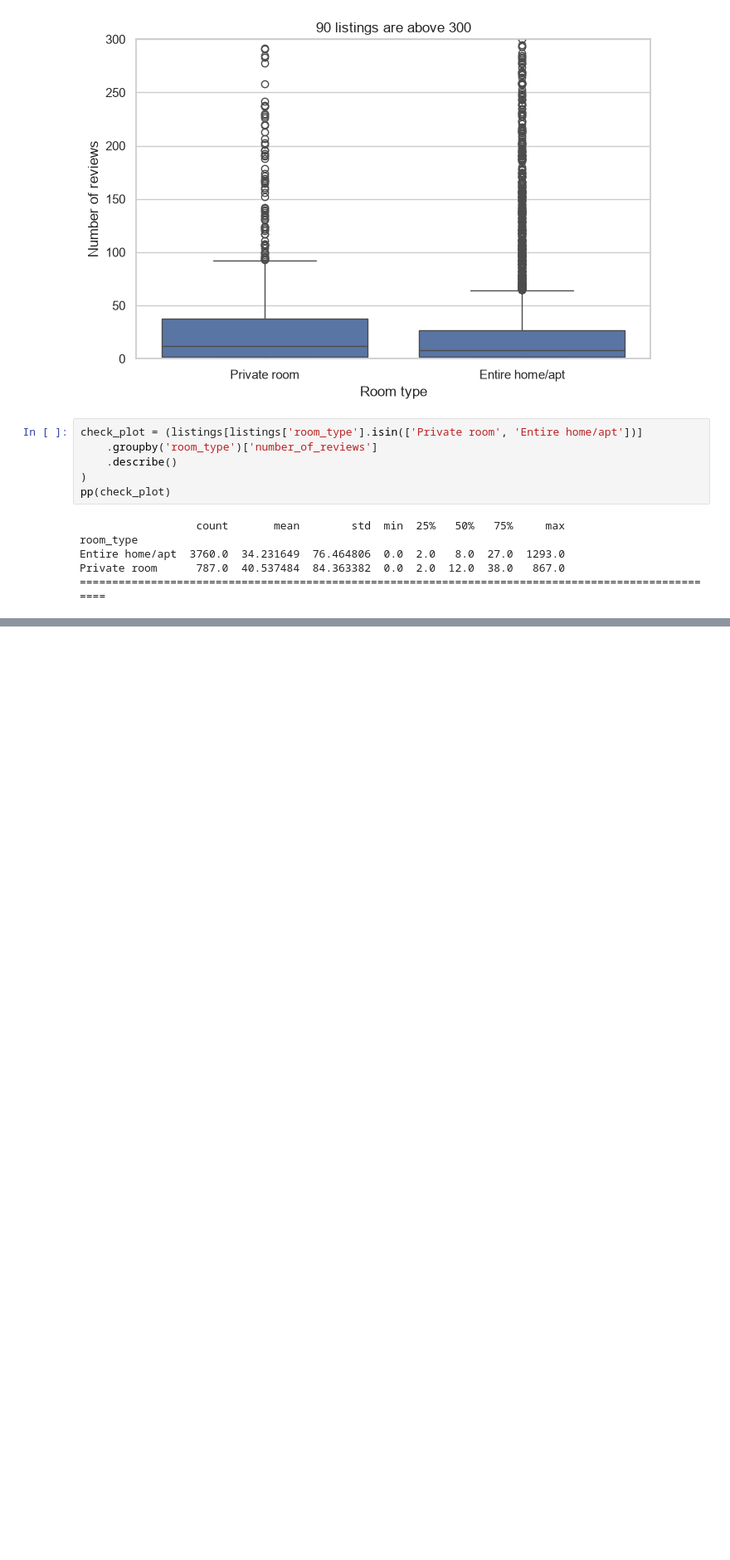
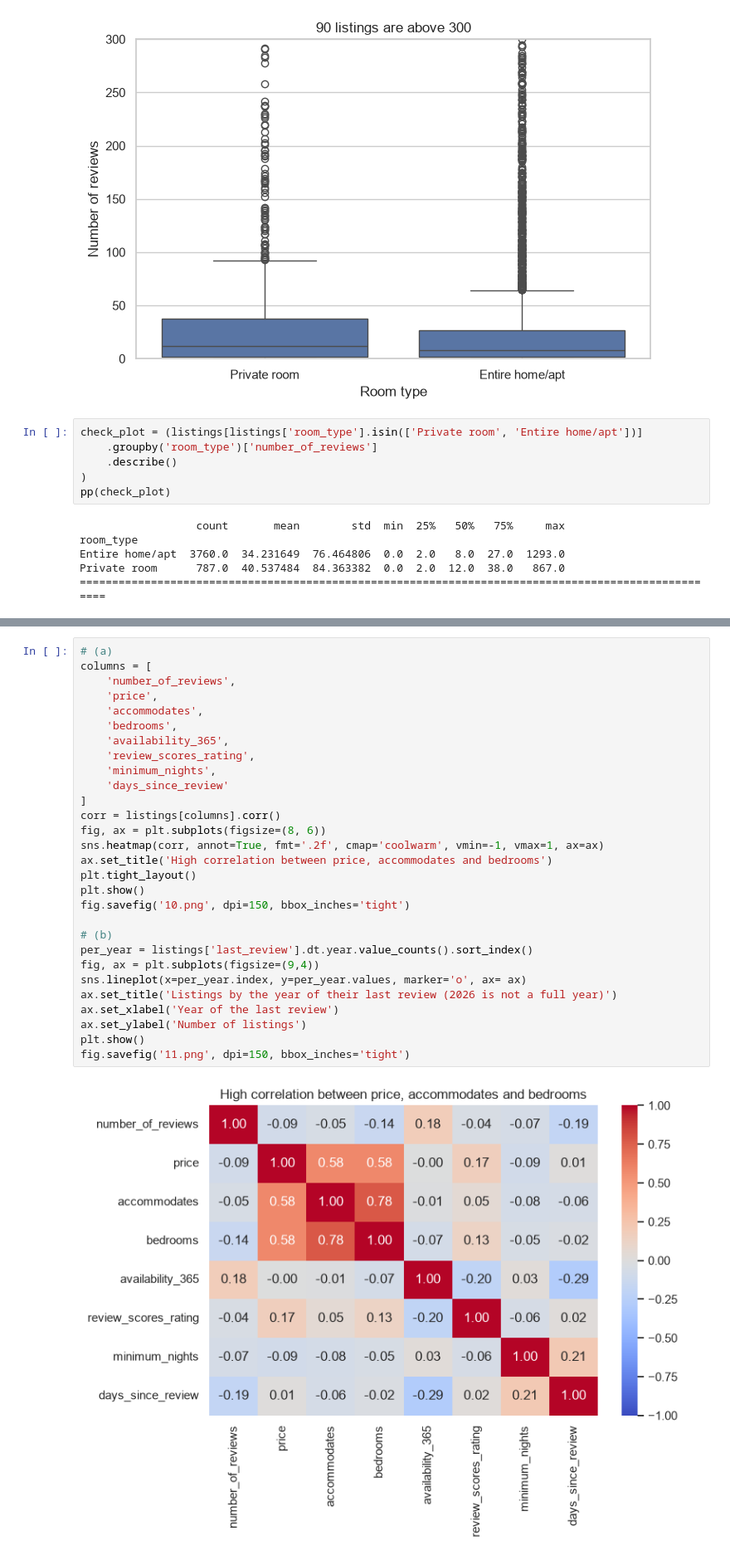
Before and after one commit to dmtrkv/Lexicon, a Jupyter notebook: Labs/Data/lab7.ipynb, the cells around one changed output, grey strips where cells are left out. Shown at 83% size. Drawn from its saved outputs; the diff is of its cells as text; blank space fills up the shorter version.

```diff
--- a/Labs/Data/lab7.ipynb
+++ b/Labs/Data/lab7.ipynb
@@ -165,0 +283,31 @@ Private room      787.0  40.537484  84.363382  0.0  2.0  12.0  38.0   867.0
+# %%
+# (a)
+columns = [
+    'number_of_reviews',
+    'price',
+    'accommodates',
+    'bedrooms',
+    'availability_365',
+    'review_scores_rating',
+    'minimum_nights',
+    'days_since_review'
+]
+corr = listings[columns].corr()
+fig, ax = plt.subplots(figsize=(8, 6))
+sns.heatmap(corr, annot=True, fmt='.2f', cmap='coolwarm', vmin=-1, vmax=1, ax=ax)
+ax.set_title('High correlation between price, accommodates and bedrooms')
+plt.tight_layout()
+plt.show()
+fig.savefig('10.png', dpi=150, bbox_inches='tight')
+
+# (b)
+per_year = listings['last_review'].dt.year.value_counts().sort_index()
+fig, ax = plt.subplots(figsize=(9,4))
+sns.lineplot(x=per_year.index, y=per_year.values, marker='o', ax= ax)
+ax.set_title('Listings by the year of their last review (2026 is not a full year)')
+ax.set_xlabel('Year of the last review')
+ax.set_ylabel('Number of listings')
+plt.show()
+fig.savefig('11.png', dpi=150, bbox_inches='tight')
+# %% [output]
+[figure, added]
```
Also changed, not shown: parts of 13 cells of this notebook, 13 other files.
